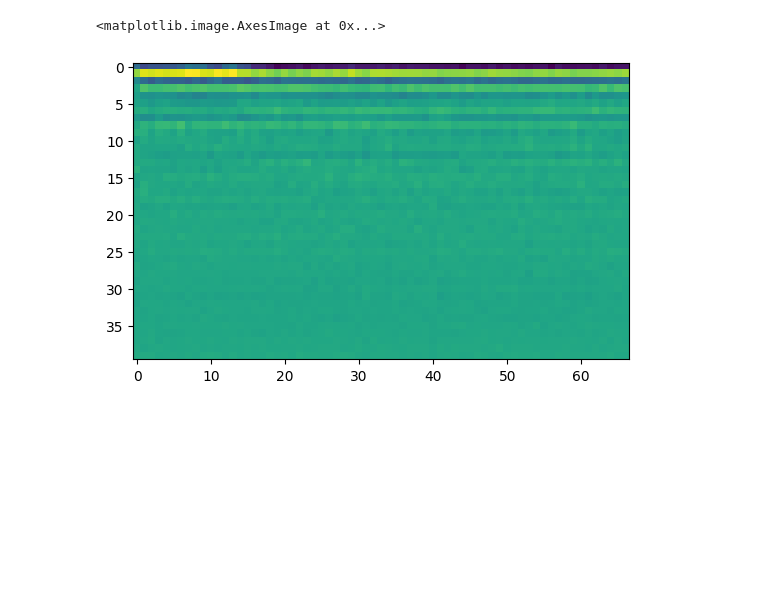
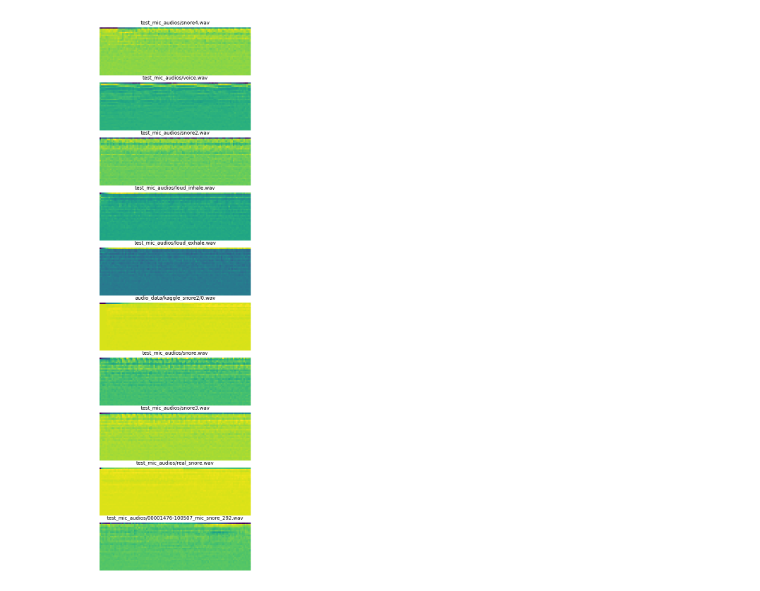
Before and after one commit to pavviaz/SnoreActivityDetector, a Jupyter notebook: show_snore_features.ipynb, the cells around one changed output. Drawn from its saved outputs; the diff is of its cells as text; code cells hidden in the pictures; blank space fills up the shorter version.

```diff
--- a/show_snore_features.ipynb
+++ b/show_snore_features.ipynb
@@ -31,3 +41,10 @@ audio_path = "data/audios/_5bo0C_CrQ4.wav"
+# %%
+# SPECIFY PATH TO AUDIO
+audios = ["test_mic_audios/snore4.wav", "test_mic_audios/voice.wav", "test_mic_audios/snore2.wav", "test_mic_audios/loud_inhale.wav", "test_mic_audios/loud_exhale.wav", "audio_data/kaggle_snore2/0.wav", "test_mic_audios/snore.wav", "test_mic_audios/snore3.wav", "test_mic_audios/real_snore.wav", "test_mic_audios/00001476-100507_mic_snore_292.wav"]
+# %%
+# SPECIFY WINDOW (FROM - TO)
+WINDOW_START = 0
+WINDOW_END = 1000
 # %%
 #  https://stackoverflow.com/a/66922265
 def pydub_to_pt(audio: pydub.AudioSegment):
@@ -37,8 +54,7 @@ def pydub_to_pt(audio: pydub.AudioSegment):
     Returns tuple (audio_np_array, sample_rate).
     """
     return torch.tensor(np.array(audio.get_array_of_samples(), dtype=np.float32).reshape((-1, audio.channels)) / (
-            1 << (8 * audio.sample_width - 1))).permute(-1, -2), audio.frame_rate
+            1 << (8 * audio.sample_width - 1))).permute(-1, -2)
 # %%
 # LOADING AUDIO
-audio = pydub.AudioSegment.from_wav(audio_path)
-audio = audio.set_channels(1)
+audios = {el: pydub_to_pt(pydub.AudioSegment.from_wav(el).set_channels(1)[WINDOW_START : WINDOW_END]) for el in audios}
@@ -49,8 +61,12 @@ WINDOW_END = 2000
-# %%
-# SHOW FEATURES
-audio_pt, _ = pydub_to_pt(audio[WINDOW_START : WINDOW_END])
-features = fe(audio_pt)
-plt.imshow(features.squeeze(0))
-# %% [output]
-<matplotlib.image.AxesImage at 0x...>
-[figure, removed]
+# %%
+cols = 1
+_, axes = plt.subplots(nrows=len(audios), ncols=cols)
+for ax, k in zip(axes.flat, audios):
+    ax.imshow(fe(audios[k]).squeeze(0))
+
+    ax.set(
+        title=f"{k}")
+    ax.axis('off')
+plt.show()
+# %% [output]
+[figure, added]
```
Also changed, not shown: parts of 13 cells of this notebook, 49 other files.
